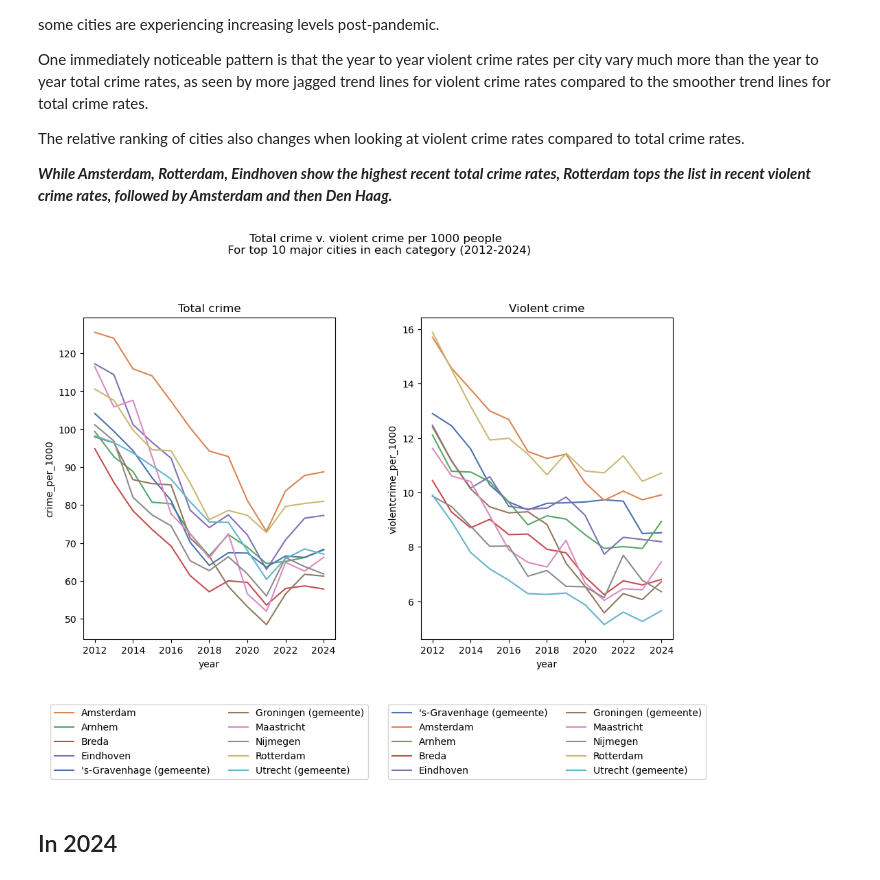
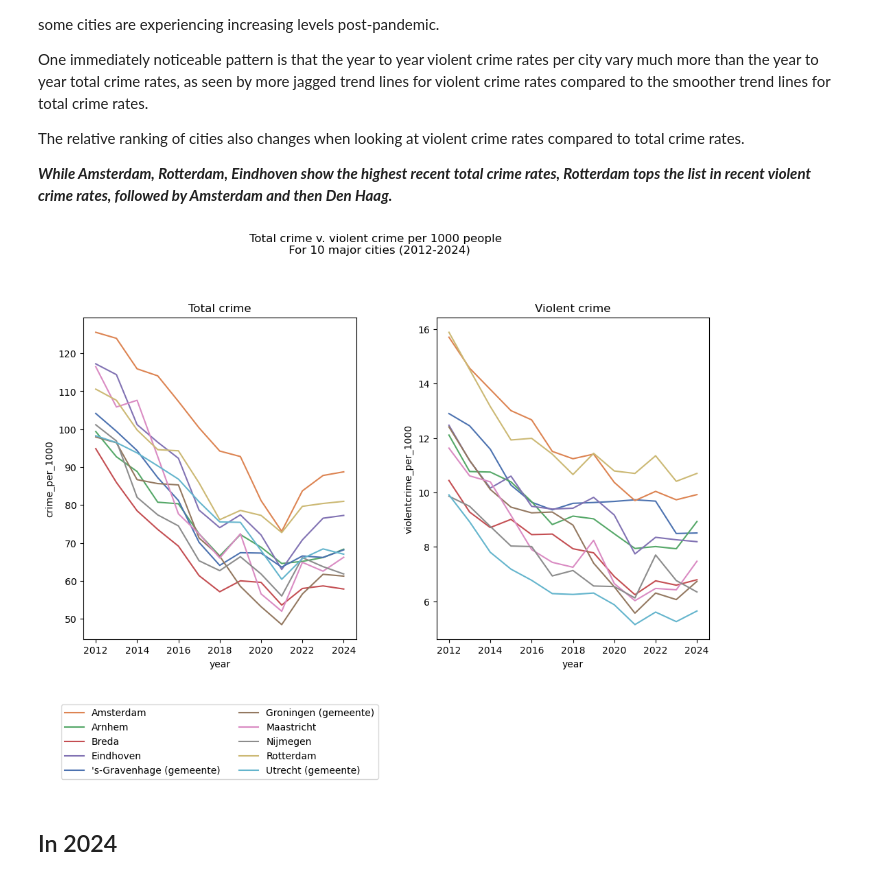
Before and after one commit to chels-j/NLViolentCrime, a Jupyter notebook: NLCrimeAnalysis.ipynb, the cells around one changed output. Cells and saved outputs as stored; diff of their text form; code cells hidden in the pictures.

```diff
--- a/NLCrimeAnalysis.ipynb
+++ b/NLCrimeAnalysis.ipynb
@@ -1040,7 +1109,7 @@ Cities show similar trends to that of regions, in that despite the national tren
 The table below shows the major cities of the Netherlands, manually selected based on their notoriety and regional importance, and how their average total crime rates compare to each other over the period 2012-2024.
 # %%
 # Find the top 20 cities with the highest overall average crime per 1000 people over time
-mjcities_total = cities_df[(cities_df['crime_type'] == 'Totaal misdrijven') & (cities_df['region'].isin(major_cities))]
+mjcities_total = cities_df[cities_df['region'].isin(major_cities)]
 
 mjcities_grouped = mjcities_total[['region','crime_per_1000']].groupby(by=['region']).mean().sort_values(
     by=['crime_per_1000'], axis=0, ascending=False).round(2)
@@ -1077,7 +1146,7 @@ The plots below contrast the steadily decreasing national total crime rate trend
 ##Plot national & city trends from 2012 - 2024
 
 ## Subset top 10 cities in terms of historic average total crime rates per 1000 people
-top10_gemeenten = cities_df[(cities_df['region'].isin(mjcities_grouped.index[:10])) & (cities_df['crime_type']=='Totaal misdrijven')]
+top10_gemeenten = cities_df[(cities_df['region'].isin(mjcities_grouped.index[:10]))]
 
 ## Set figure properties
 f, axs = plt.subplots(1, 2, figsize=(10, 4), gridspec_kw=dict(width_ratios=[4, 4]), sharey=True, sharex=True)
@@ -1086,7 +1155,7 @@ f, axs = plt.subplots(1, 2, figsize=(10, 4), gridspec_kw=dict(width_ratios=[4, 4
 ## Plot full timeline country level
 sns.lineplot(data=national_df,
              x='year', y='crime_per_1000',
-             # hue='region', style='region',
+             color='red',
              ax=axs[0],
             legend=False)
 
@@ -1103,8 +1172,11 @@ axs[1].set_title('Top 10 Major Cities')
 
 # Move legend outside plots
 axs[1].legend(bbox_to_anchor=(1.05, 1), loc='upper left')
+## Export figure
+plt.savefig("totalcrime_line_nationalvcities.png", dpi=300, bbox_inches="tight")
 
 f.tight_layout()
+plt.show()
 # %% [output]
 [figure]
 # %% [markdown]
@@ -1224,48 +1300,44 @@ sns.lineplot(
     data=top10_gemeenten,
     x='year',
     y='crime_per_1000',
     hue='region',
     palette=region_to_color,
     ax=axs[0],
     legend=True
 )
 
 # Plot full timeline top 10 major cities for violent crime
-mjc_violent10 = violent_majorcities[violent_majorcities['region'].isin(top10_gemeenten['region'])]
+mjc_violent10 = cities_violent[cities_violent['region'].isin(top10_gemeenten['region'])]
 
 sns.lineplot(
     data=mjc_violent10,
     x='year',
     y='violentcrime_per_1000',
     hue='region',
     ax=axs[1],
-    legend=True,
+    legend=False,
     palette=region_to_color
 )
 
 # Set titles
-f.suptitle('Total crime v. violent crime per 1000 people \n For top 10 major cities in each category (2012-2024)', y=1.05)
+f.suptitle('Total crime v. violent crime per 1000 people \n For 10 major cities (2012-2024)', y=1.05)
 axs[0].set_title('Total crime')
 axs[1].set_title('Violent crime')
 
-# Move legend outside plots
+# Set legend location
 axs[0].legend(
-    bbox_to_anchor=(0.5, -0.2),  # (x, y) coordinates relative to the axes
-    loc='upper center',          # Location of the legend's anchor point
-    ncol=2,                      # Number of columns in the legend (optional)
-    borderaxespad=0.1            # Padding between the legend and the axes
-)
-axs[1].legend(
-    bbox_to_anchor=(0.5, -0.2),  # (x, y) coordinates relative to the axes
-    loc='upper center',          # Location of the legend's anchor point
-    ncol=2,                      # Number of columns in the legend (optional)
-    borderaxespad=0.1            # Padding between the legend and the axes
+    bbox_to_anchor=(0.5, -0.2),
+    loc='upper center',
+    ncol=2,
+    borderaxespad=0.1
 )
 
 f.tight_layout()
+## Export plot
+plt.savefig("totalvviolent_line_majorcities.png", dpi=300, bbox_inches="tight")
 plt.show()
 # %% [output]
-[figure, old version]
+[figure, new version]
 # %% [markdown]
 ## In 2024
 # %% [markdown]
```
Also changed, not shown: parts of 48 cells of this notebook, 11 other files.
